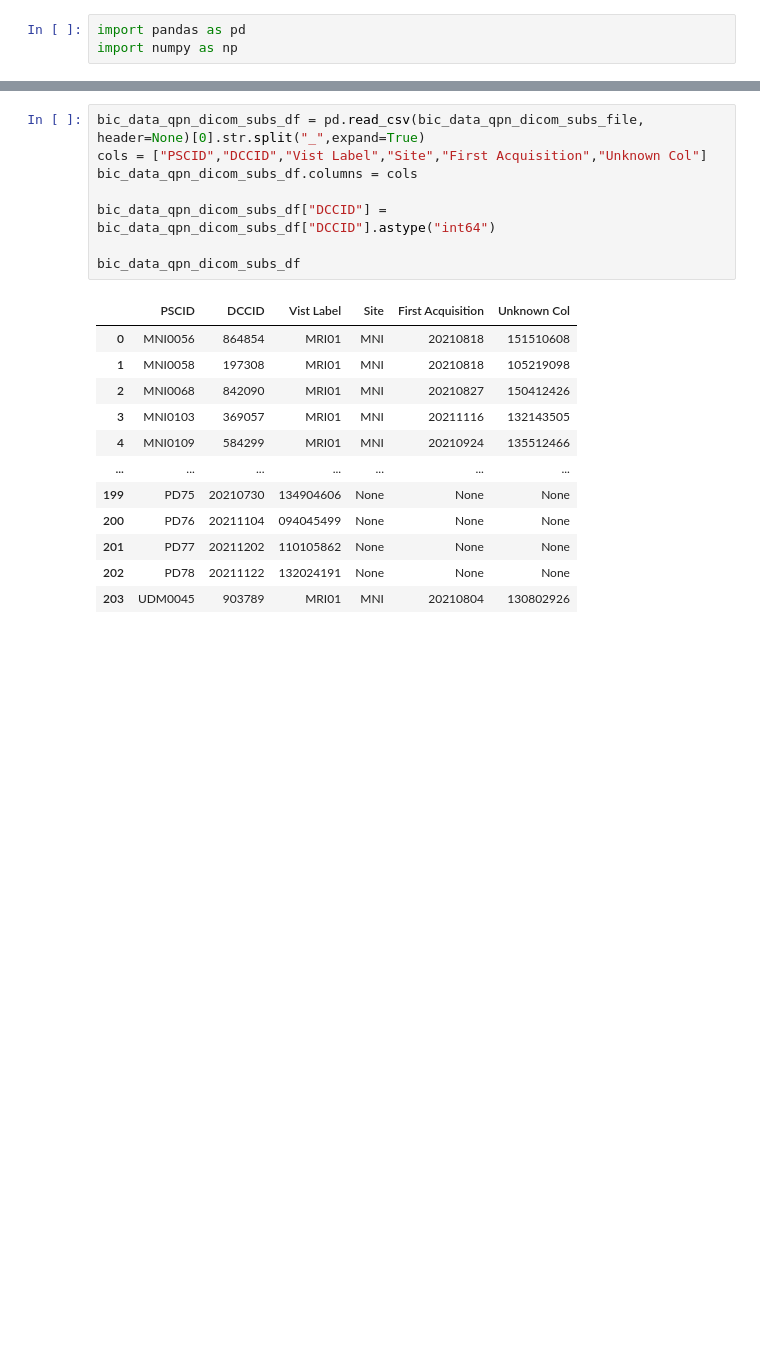
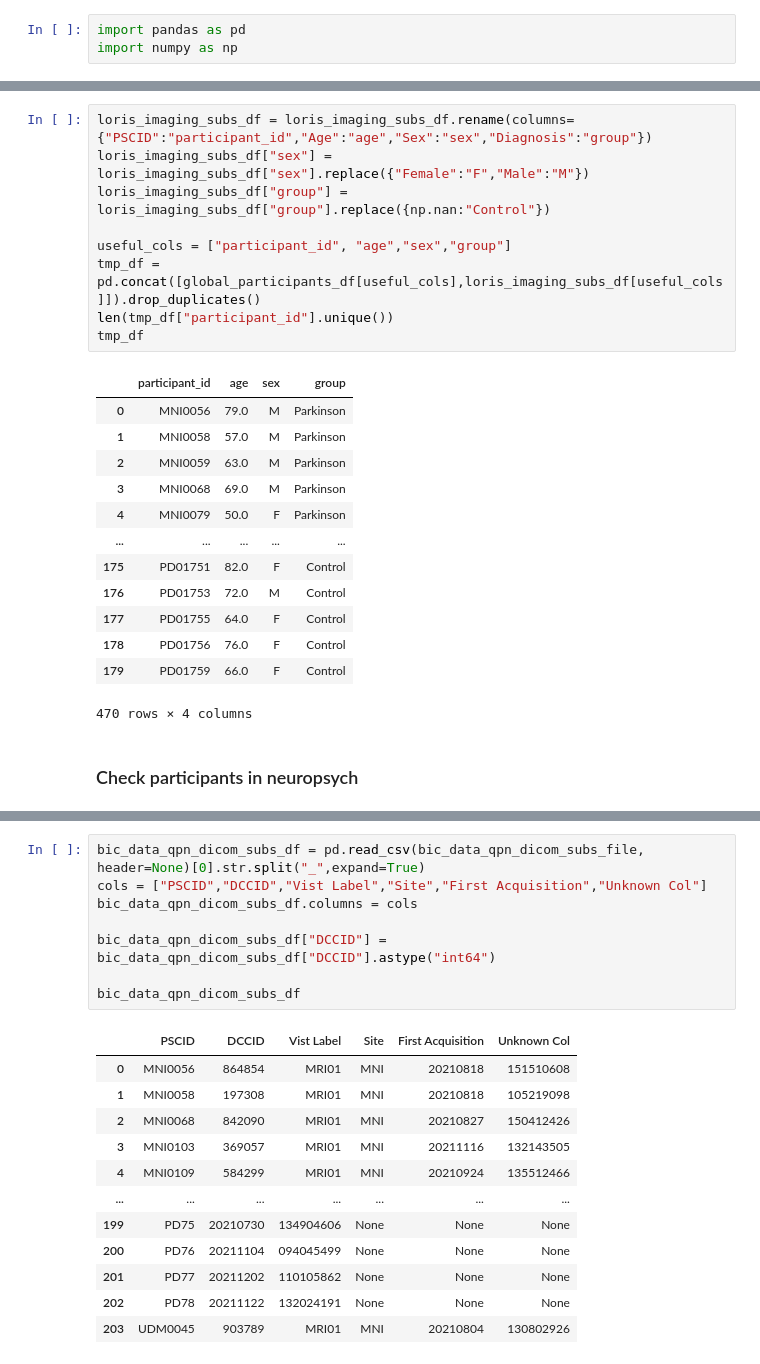
Before and after one commit to nipoppy/nipoppy, a Jupyter notebook: notebooks/0_participants.ipynb, the cells around one changed output, grey strips where cells are left out. Cells and saved outputs as stored; diff of their text form; blank space fills up the shorter version.

```diff
--- a/notebooks/0_participants.ipynb
+++ b/notebooks/0_participants.ipynb
@@ -11,3 +113,28 @@ import numpy as np
+# %%
+loris_imaging_subs_df = loris_imaging_subs_df.rename(columns={"PSCID":"participant_id","Age":"age","Sex":"sex","Diagnosis":"group"})
+loris_imaging_subs_df["sex"] = loris_imaging_subs_df["sex"].replace({"Female":"F","Male":"M"})
+loris_imaging_subs_df["group"] = loris_imaging_subs_df["group"].replace({np.nan:"Control"})
+
+useful_cols = ["participant_id", "age","sex","group"]
+tmp_df = pd.concat([global_participants_df[useful_cols],loris_imaging_subs_df[useful_cols]]).drop_duplicates()
+len(tmp_df["participant_id"].unique())
+tmp_df
+# %% [output]
+|  | participant_id | age | sex | group |
+| 0 | MNI0056 | 79.0 | M | Parkinson |
+| 1 | MNI0058 | 57.0 | M | Parkinson |
+| 2 | MNI0059 | 63.0 | M | Parkinson |
+| 3 | MNI0068 | 69.0 | M | Parkinson |
+| 4 | MNI0079 | 50.0 | F | Parkinson |
+| ... | ... | ... | ... | ... |
+| 175 | PD01751 | 82.0 | F | Control |
+| 176 | PD01753 | 72.0 | M | Control |
+| 177 | PD01755 | 64.0 | F | Control |
+| 178 | PD01756 | 76.0 | F | Control |
+| 179 | PD01759 | 66.0 | F | Control |
+470 rows × 4 columns
+# %% [markdown]
+### Check participants in neuropsych
 # %%
 sheet_names = ["Parkinson patients", "Control"]
 subject_id_list = []
```
Also changed, not shown: parts of 32 cells of this notebook, 1 other file.
